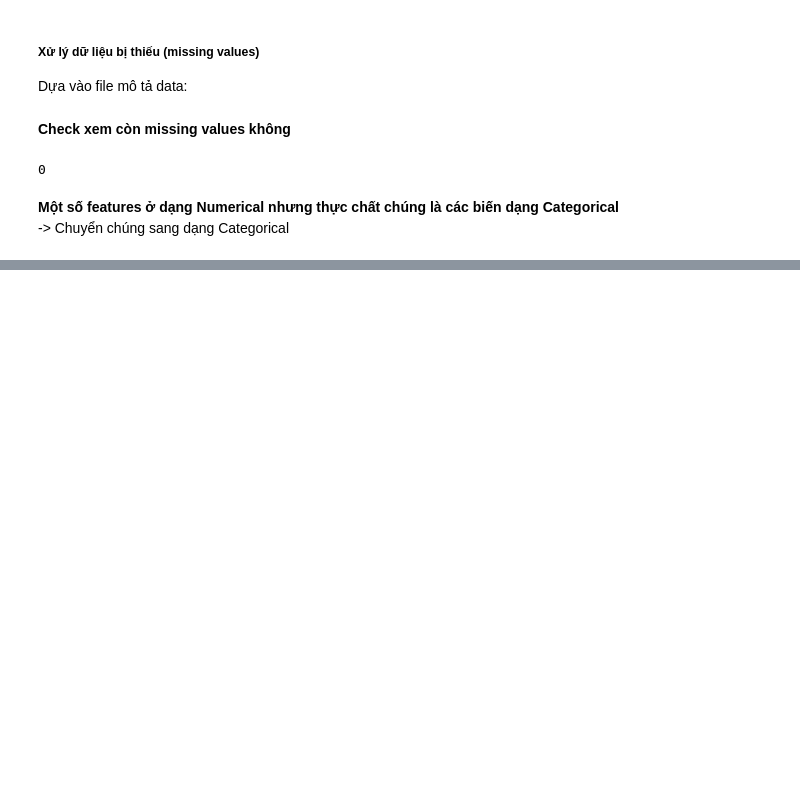
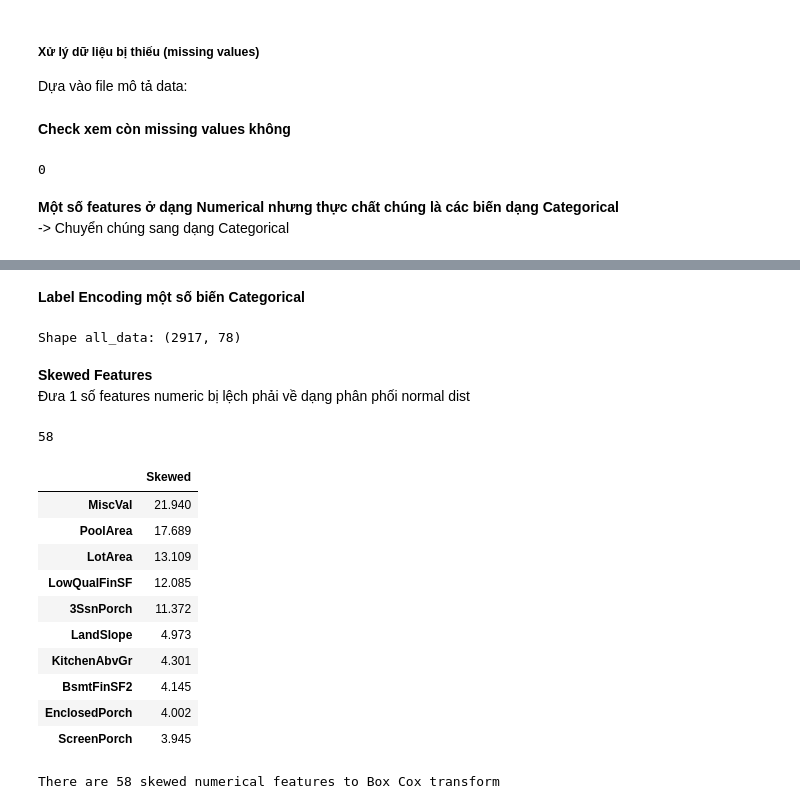
Before and after one commit to phungdx/vccorp_intern, a Jupyter notebook: week1/house_prices.ipynb, the cells around one changed output, grey strips where cells are left out. Cells and saved outputs as stored; diff of their text form; code cells hidden in the pictures; blank space fills up the shorter version.

```diff
--- a/week1/house_prices.ipynb
+++ b/week1/house_prices.ipynb
@@ -254,0 +252,55 @@ all_data['MoSold'] = all_data['MoSold'].astype(str)
+# %% [markdown]
+<b>Label Encoding một số biến Categorical</b>
+# %%
+from sklearn.preprocessing import LabelEncoder
+cols = ('FireplaceQu', 'BsmtQual', 'BsmtCond', 'GarageQual', 'GarageCond',
+        'ExterQual', 'ExterCond','HeatingQC', 'PoolQC', 'KitchenQual', 'BsmtFinType1',
+        'BsmtFinType2', 'Functional', 'Fence', 'BsmtExposure', 'GarageFinish', 'LandSlope',
+        'LotShape', 'PavedDrive', 'Street', 'Alley', 'CentralAir', 'MSSubClass', 'OverallCond',
+        'YrSold', 'MoSold')
+
+for c in cols:
+    lbl = LabelEncoder()
+    lbl.fit(list(all_data[c].values))
+    all_data[c] = lbl.transform(list(all_data[c].values))
+
+# shape
+print('Shape all_data: {}'.format(all_data.shape))
+# %% [output]
+Shape all_data: (2917, 78)
+# %% [markdown]
+<b>Skewed Features </b> <br>
+Đưa 1 số features numeric bị lệch phải về dạng phân phối normal dist
+# %%
+numeric_feats = all_data.select_dtypes(include='number').columns
+skewed_feats = all_data[numeric_feats].apply(lambda x: skew(x))
+skewed_feats = skewed_feats.sort_values(ascending=False)
+skewness = pd.DataFrame({'Skewed':skewed_feats})
+skewness.head(10)
+# %% [output]
+58
+|  | Skewed |
+| MiscVal | 21.940 |
+| PoolArea | 17.689 |
+| LotArea | 13.109 |
+| LowQualFinSF | 12.085 |
+| 3SsnPorch | 11.372 |
+| LandSlope | 4.973 |
+| KitchenAbvGr | 4.301 |
+| BsmtFinSF2 | 4.145 |
+| EnclosedPorch | 4.002 |
+| ScreenPorch | 3.945 |
+# %%
+skewness = skewness[abs(skewness) > 0.75]
+print("There are {} skewed numerical features to Box Cox transform".format(skewness.shape[0]))
+
+from scipy.special import boxcox1p
+skewed_features = skewness.index
+lam = 0.15
+for feat in skewed_features:
+    #all_data[feat] += 1
+    all_data[feat] = boxcox1p(all_data[feat], lam)
+
+#all_data[skewed_features] = np.log1p(all_data[skewed_features])
+# %% [output]
+There are 58 skewed numerical features to Box Cox transform
```
Also changed, not shown: parts of 1 cell of this notebook.
